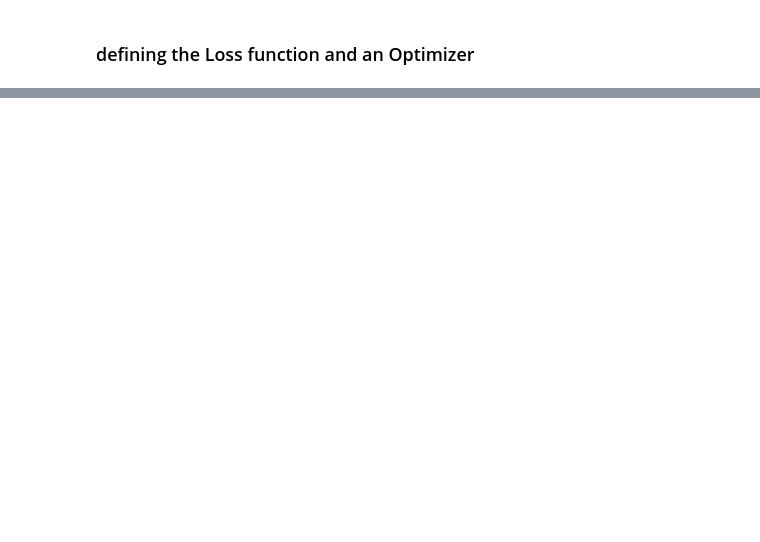
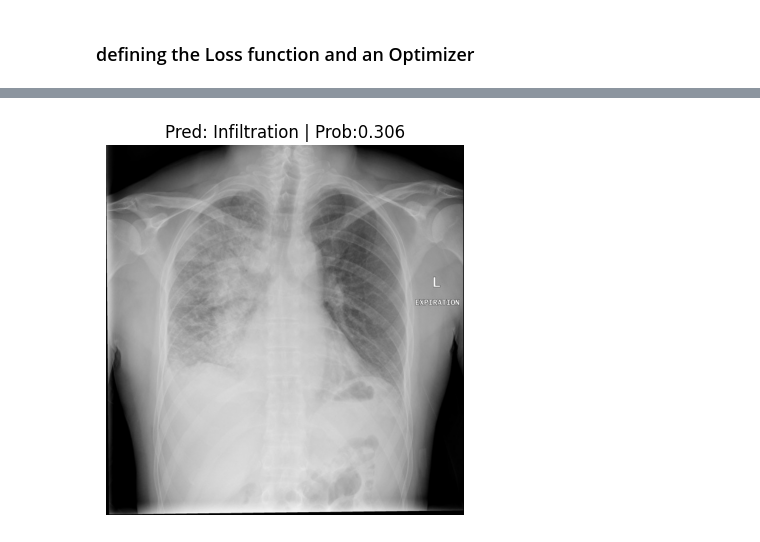
Before and after one commit to Harsh-Prajapati54/ML-Projects, a Jupyter notebook: med-x.ipynb, the cells around one changed output, grey strips where cells are left out. Cells and saved outputs as stored; diff of their text form; code cells hidden in the pictures; blank space fills up the shorter version.

Commit message:
Kaggle Notebook | Med_x | Version 6

```diff
--- a/med-x.ipynb
+++ b/med-x.ipynb
@@ -674,0 +791,12 @@ torch.save(model.state_dict(), 'model_weights.pth')
+# %%
+# Define your class names (Must be in the same order as training indices 0, 1, etc.)
+class_names = ['Atelectasis', 'Cardiomegaly', 'Effusion', 'Infiltration', 'Mass',
+                           'Nodule', 'Pneumonia', 'Pneumothorax', 'Consolidation', 'Edema',
+                           'Emphysema', 'Fibrosis', 'Pleural_Thickening', 'Hernia']
+
+# Call the function
+pred_and_plot_image(model=model,
+                     image_path="/kaggle/input/custom/pneumonia4.jpeg",
+                     class_names=class_names)
+# %% [output]
+[figure, added]
```
Also changed, not shown: parts of 13 cells of this notebook.
